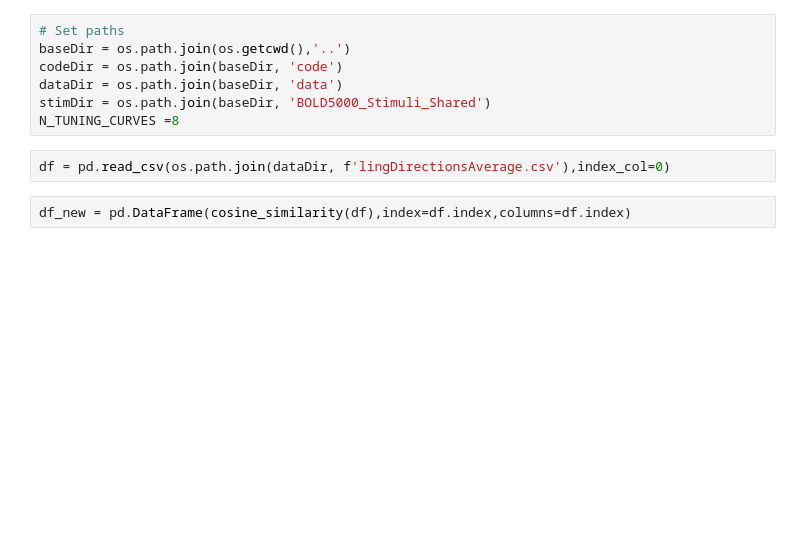
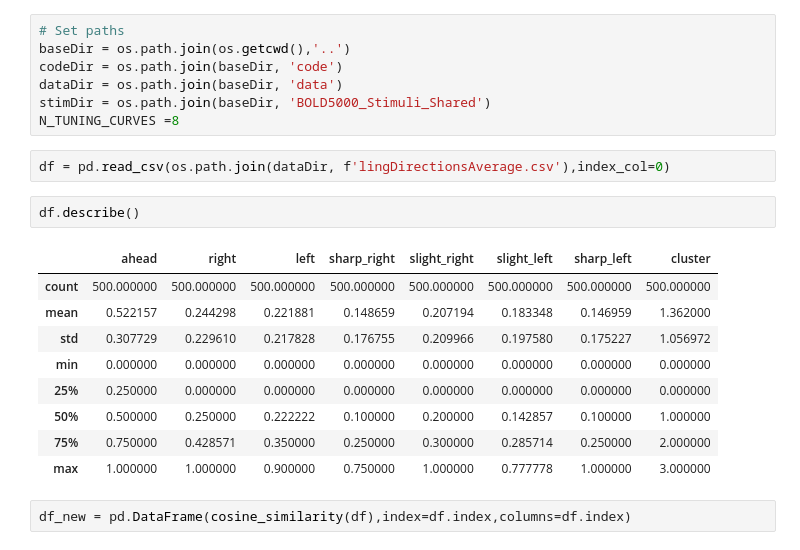
Before and after one commit to smweis/catScenes, a Jupyter notebook: code/drawing_data.ipynb, the cells around one changed output. Saved outputs shown, nothing was run; the diff lists cells and outputs as text; blank space fills up the shorter version.

```diff
--- a/code/drawing_data.ipynb
+++ b/code/drawing_data.ipynb
@@ -12,6 +12,18 @@ stimDir = os.path.join(baseDir, 'BOLD5000_Stimuli_Shared')
 N_TUNING_CURVES =8
 # %%
 df = pd.read_csv(os.path.join(dataDir, f'lingDirectionsAverage.csv'),index_col=0)
+# %%
+df.describe()
+# %% [output]
+|  | ahead | right | left | sharp_right | slight_right | slight_left | sharp_left | cluster |
+| count | 500.000000 | 500.000000 | 500.000000 | 500.000000 | 500.000000 | 500.000000 | 500.000000 | 500.000000 |
+| mean | 0.522157 | 0.244298 | 0.221881 | 0.148659 | 0.207194 | 0.183348 | 0.146959 | 1.362000 |
+| std | 0.307729 | 0.229610 | 0.217828 | 0.176755 | 0.209966 | 0.197580 | 0.175227 | 1.056972 |
+| min | 0.000000 | 0.000000 | 0.000000 | 0.000000 | 0.000000 | 0.000000 | 0.000000 | 0.000000 |
+| 25% | 0.250000 | 0.000000 | 0.000000 | 0.000000 | 0.000000 | 0.000000 | 0.000000 | 0.000000 |
+| 50% | 0.500000 | 0.250000 | 0.222222 | 0.100000 | 0.200000 | 0.142857 | 0.100000 | 1.000000 |
+| 75% | 0.750000 | 0.428571 | 0.350000 | 0.250000 | 0.300000 | 0.285714 | 0.250000 | 2.000000 |
+| max | 1.000000 | 1.000000 | 0.900000 | 0.750000 | 1.000000 | 0.777778 | 1.000000 | 3.000000 |
 # %%
 df_new = pd.DataFrame(cosine_similarity(df),index=df.index,columns=df.index)
 # %%
```
Also changed, not shown: 1 other file.
